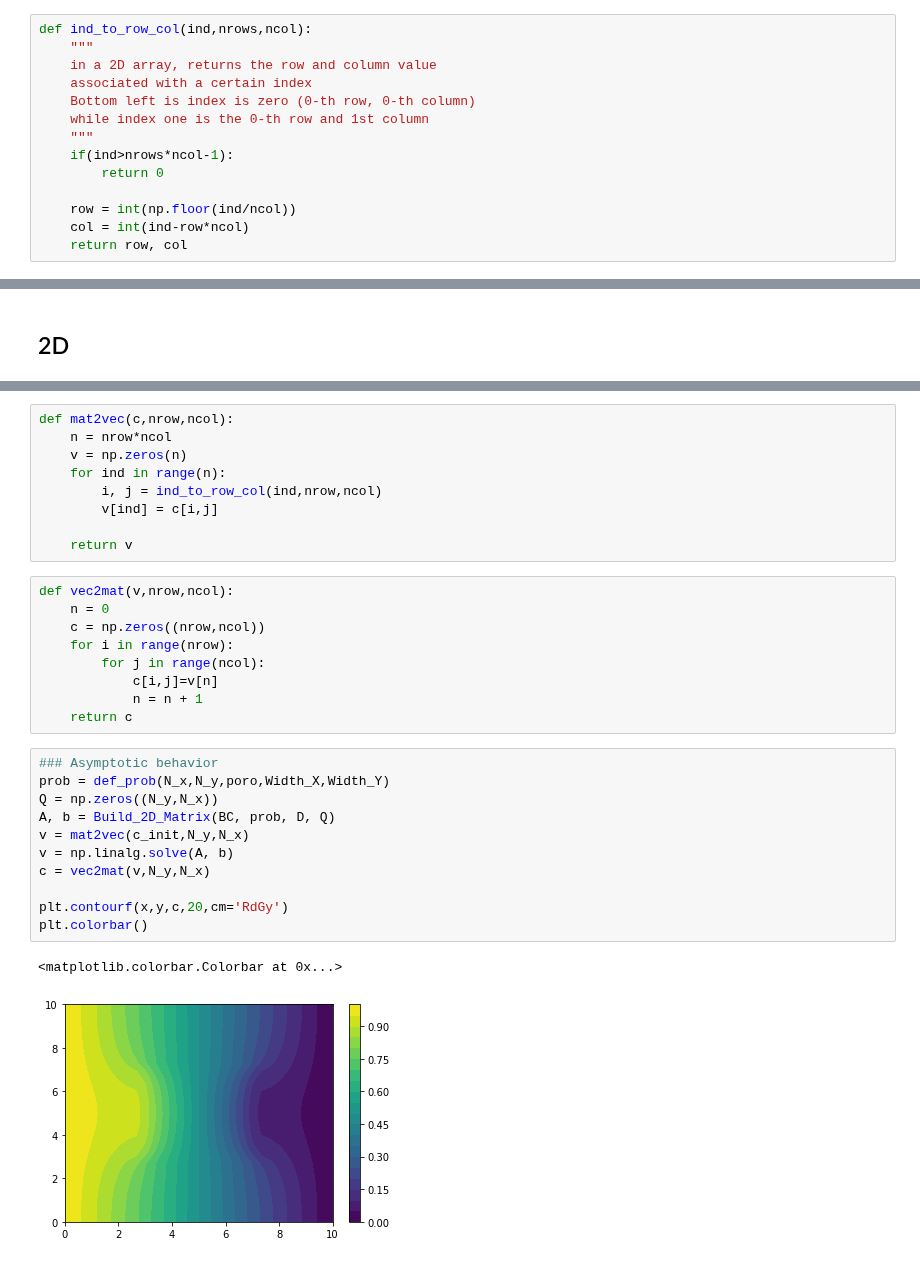
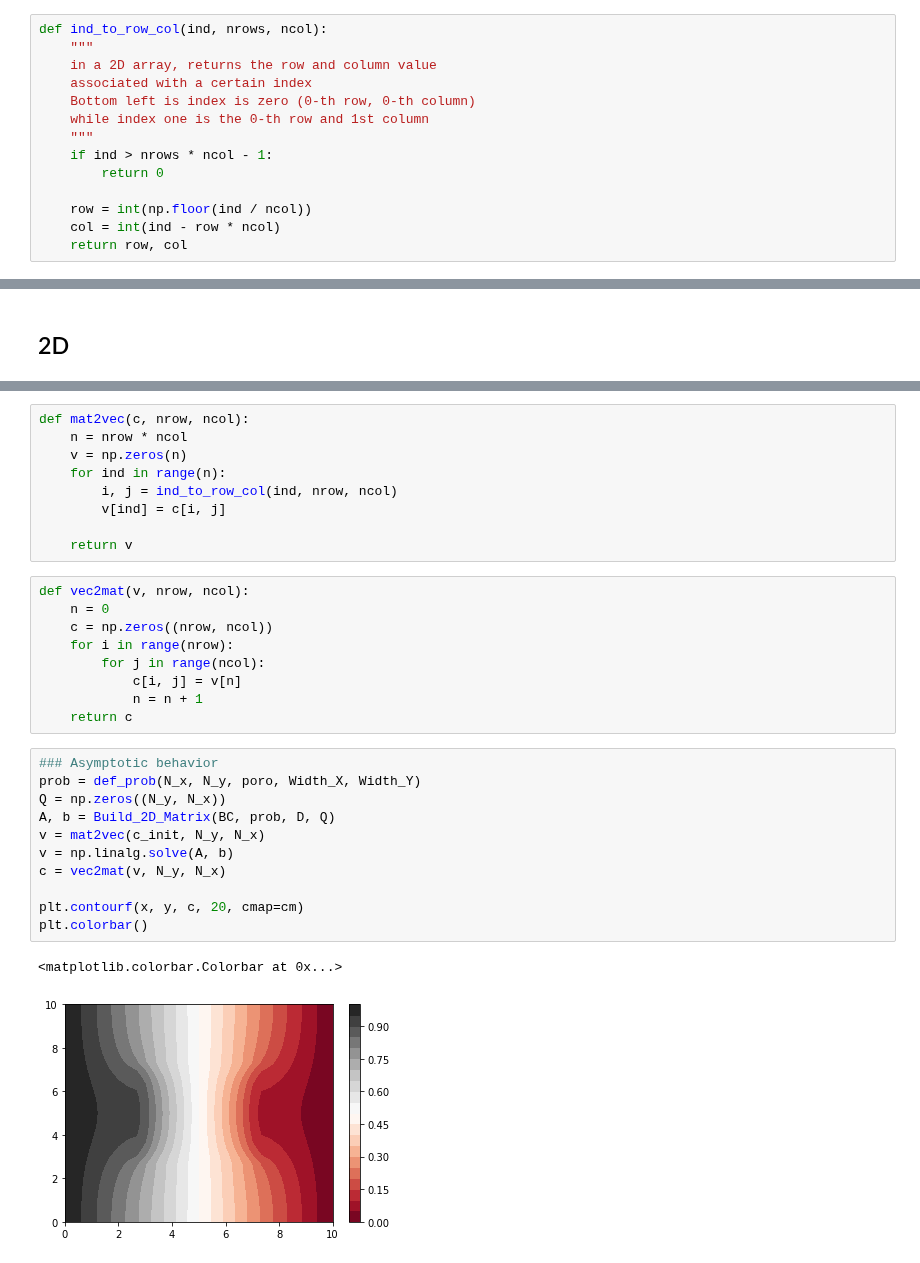
Before and after one commit to phaustin/e213_2019, a Jupyter notebook: notebooks/FiniteVolume/2D_Transient_Error.ipynb, the cells around one changed output, grey strips where cells are left out. Cells and saved outputs as stored; diff of their text form.

```diff
--- a/notebooks/FiniteVolume/2D_Transient_Error.ipynb
+++ b/notebooks/FiniteVolume/2D_Transient_Error.ipynb
@@ -102,18 +99,18 @@ def avg(Di, Dj):
     else:
         return 2 / (1 / Di + 1 / Dj)
 # %%
-def ind_to_row_col(ind,nrows,ncol):
+def ind_to_row_col(ind, nrows, ncol):
     """
     in a 2D array, returns the row and column value
     associated with a certain index
     Bottom left is index is zero (0-th row, 0-th column)
     while index one is the 0-th row and 1st column
     """
-    if(ind>nrows*ncol-1):
+    if ind > nrows * ncol - 1:
         return 0
 
-    row = int(np.floor(ind/ncol))
-    col = int(ind-row*ncol)
+    row = int(np.floor(ind / ncol))
+    col = int(ind - row * ncol)
     return row, col
 # %%
 def Build_2D_Matrix(BC, Prob, D, Q):
@@ -465,33 +468,33 @@ plt.colorbar()
 # %%
-def mat2vec(c,nrow,ncol):
-    n = nrow*ncol
+def mat2vec(c, nrow, ncol):
+    n = nrow * ncol
     v = np.zeros(n)
     for ind in range(n):
-        i, j = ind_to_row_col(ind,nrow,ncol)
-        v[ind] = c[i,j]
+        i, j = ind_to_row_col(ind, nrow, ncol)
+        v[ind] = c[i, j]
 
     return v
 # %%
-def vec2mat(v,nrow,ncol):
+def vec2mat(v, nrow, ncol):
     n = 0
-    c = np.zeros((nrow,ncol))
+    c = np.zeros((nrow, ncol))
     for i in range(nrow):
         for j in range(ncol):
-            c[i,j]=v[n]
+            c[i, j] = v[n]
             n = n + 1
     return c
 # %%
 ### Asymptotic behavior
-prob = def_prob(N_x,N_y,poro,Width_X,Width_Y)
-Q = np.zeros((N_y,N_x))
+prob = def_prob(N_x, N_y, poro, Width_X, Width_Y)
+Q = np.zeros((N_y, N_x))
 A, b = Build_2D_Matrix(BC, prob, D, Q)
-v = mat2vec(c_init,N_y,N_x)
+v = mat2vec(c_init, N_y, N_x)
 v = np.linalg.solve(A, b)
-c = vec2mat(v,N_y,N_x)
+c = vec2mat(v, N_y, N_x)
 
-plt.contourf(x,y,c,20,cm='RdGy')
+plt.contourf(x, y, c, 20, cmap=cm)
 plt.colorbar()
 # %% [output]
 <matplotlib.colorbar.Colorbar at 0x...>
-[figure, old version]
+[figure, new version]
 # %%
```
Also changed, not shown: parts of 17 cells of this notebook, 1 other file.
